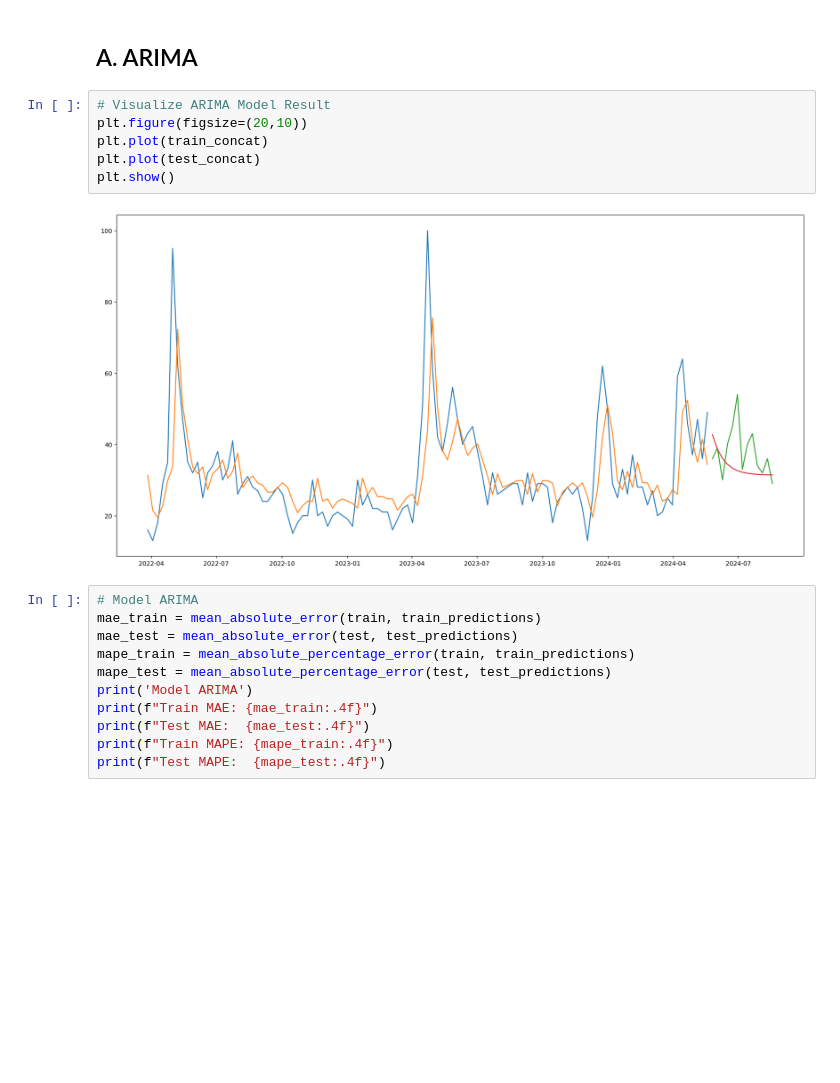
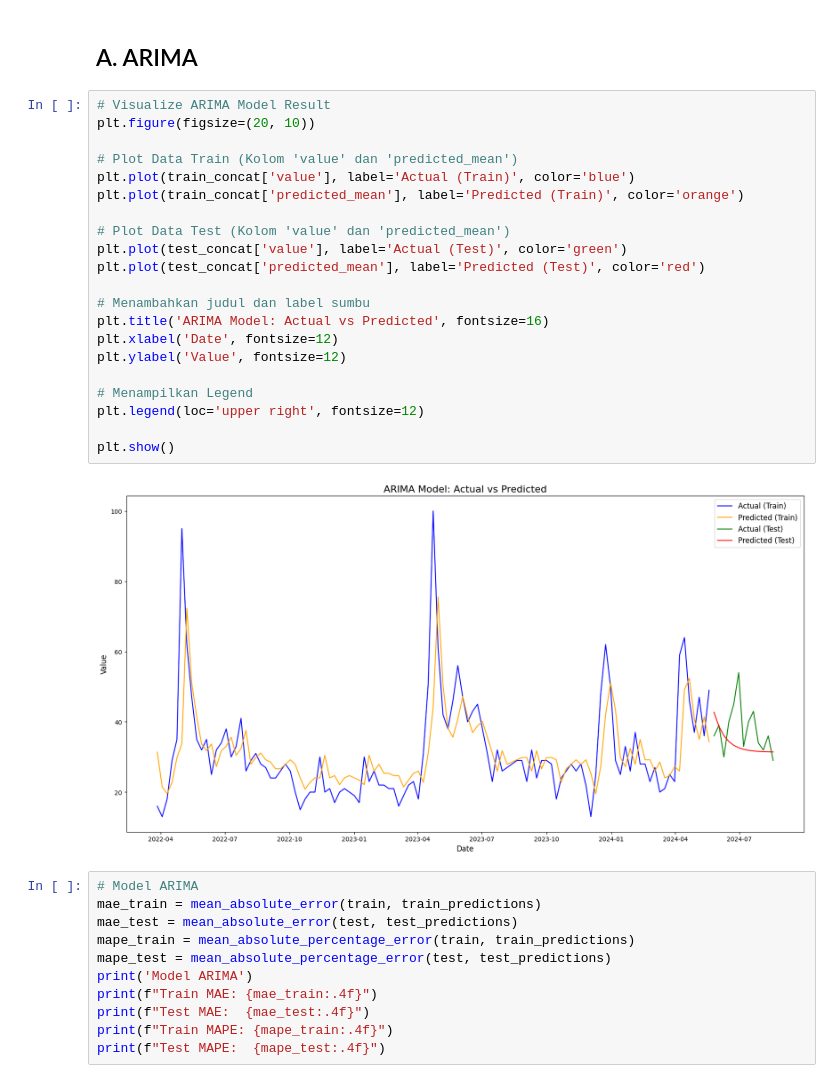
Before and after one commit to rifqi1609/Travel_Package_Popularity_Forecasting, a Jupyter notebook: notebook.ipynb, the cells around one changed output. Saved outputs shown, nothing was run; the diff lists cells and outputs as text; blank space fills up the shorter version.

```diff
--- a/notebook.ipynb
+++ b/notebook.ipynb
@@ -466,14 +469,29 @@ test_concat2
 # VI. Model Evaluation
 # %% [markdown]
 ## A. ARIMA
-# %%
-# Visualize ARIMA Model Result
-plt.figure(figsize=(20,10))
-plt.plot(train_concat)
-plt.plot(test_concat)
-plt.show()
-# %% [output]
-[figure, removed]
+# %%
+# Visualize ARIMA Model Result
+plt.figure(figsize=(20, 10))
+
+# Plot Data Train (Kolom 'value' dan 'predicted_mean')
+plt.plot(train_concat['value'], label='Actual (Train)', color='blue')
+plt.plot(train_concat['predicted_mean'], label='Predicted (Train)', color='orange')
+
+# Plot Data Test (Kolom 'value' dan 'predicted_mean')
+plt.plot(test_concat['value'], label='Actual (Test)', color='green')
+plt.plot(test_concat['predicted_mean'], label='Predicted (Test)', color='red')
+
+# Menambahkan judul dan label sumbu
+plt.title('ARIMA Model: Actual vs Predicted', fontsize=16)
+plt.xlabel('Date', fontsize=12)
+plt.ylabel('Value', fontsize=12)
+
+# Menampilkan Legend
+plt.legend(loc='upper right', fontsize=12)
+
+plt.show()
+# %% [output]
+[figure, added]
 # %%
 # Model ARIMA
 mae_train = mean_absolute_error(train, train_predictions)
```
Also changed, not shown: parts of 9 cells of this notebook.
